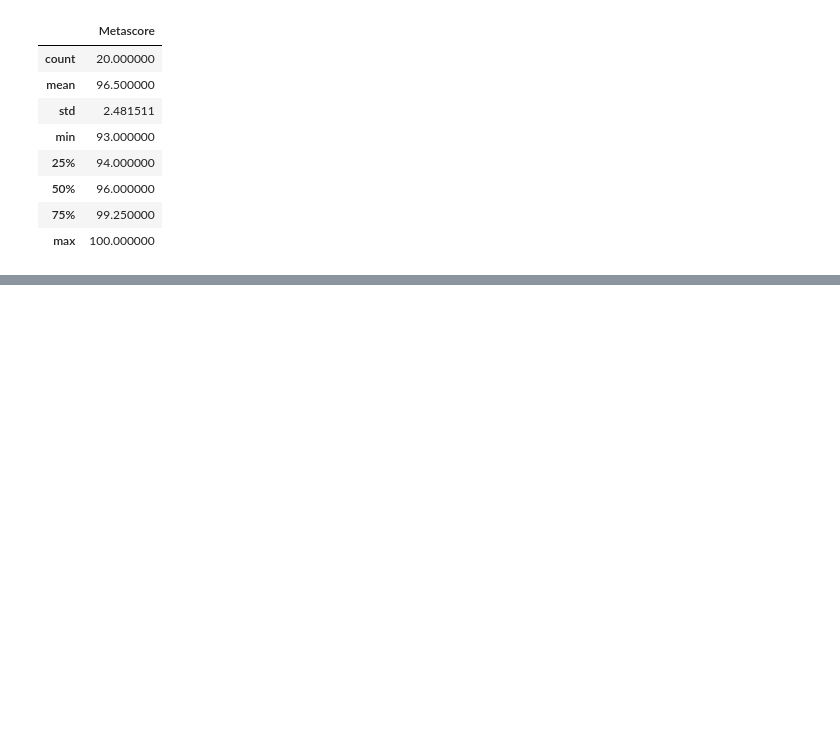
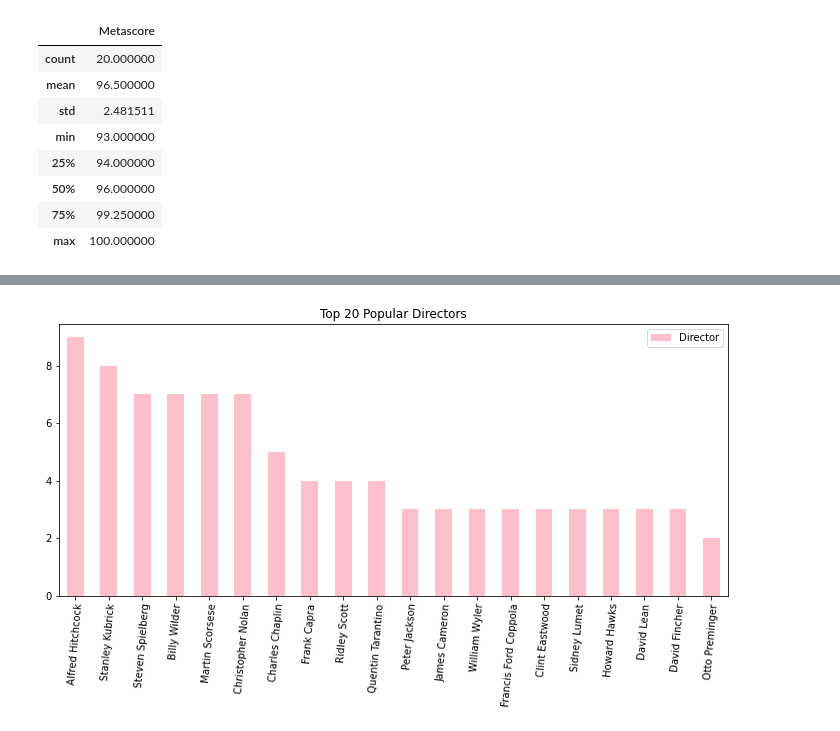
Before and after one commit to FinnicCreations/FinnicCreations.github.io, a Jupyter notebook: imdb-top-250(workinprogress)-11/22.ipynb, the cells around one changed output, grey strips where cells are left out. Drawn from its saved outputs; the diff is of its cells as text; code cells hidden in the pictures; blank space fills up the shorter version.

```diff
--- a/imdb-top-250(workinprogress)-11/22.ipynb
+++ b/imdb-top-250(workinprogress)-11/22.ipynb
@@ -179,0 +226,9 @@ Top.describe()
+# %%
+df_count = df[["Director"]].apply(pd.value_counts)
+df_count = df_count.head(20)
+df_count.plot(kind="bar", color="Pink", figsize=(12,5))
+plt.xticks(rotation = 85)
+plt.title("Top 20 Popular Directors")
+plt.show()
+# %% [output]
+[figure, added]
```
Also changed, not shown: parts of 8 cells of this notebook.
